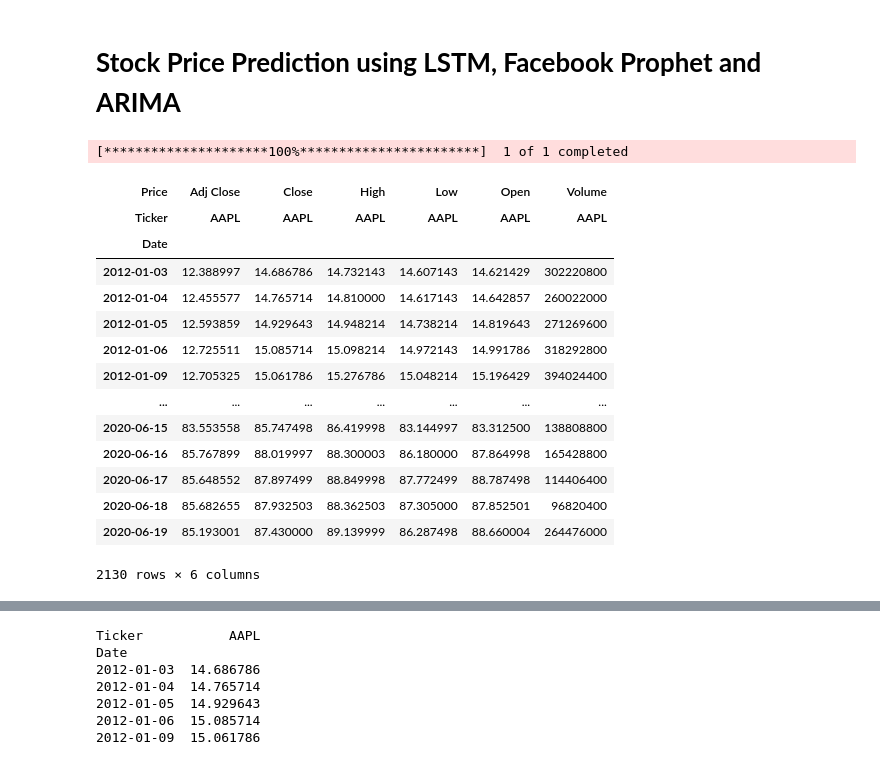
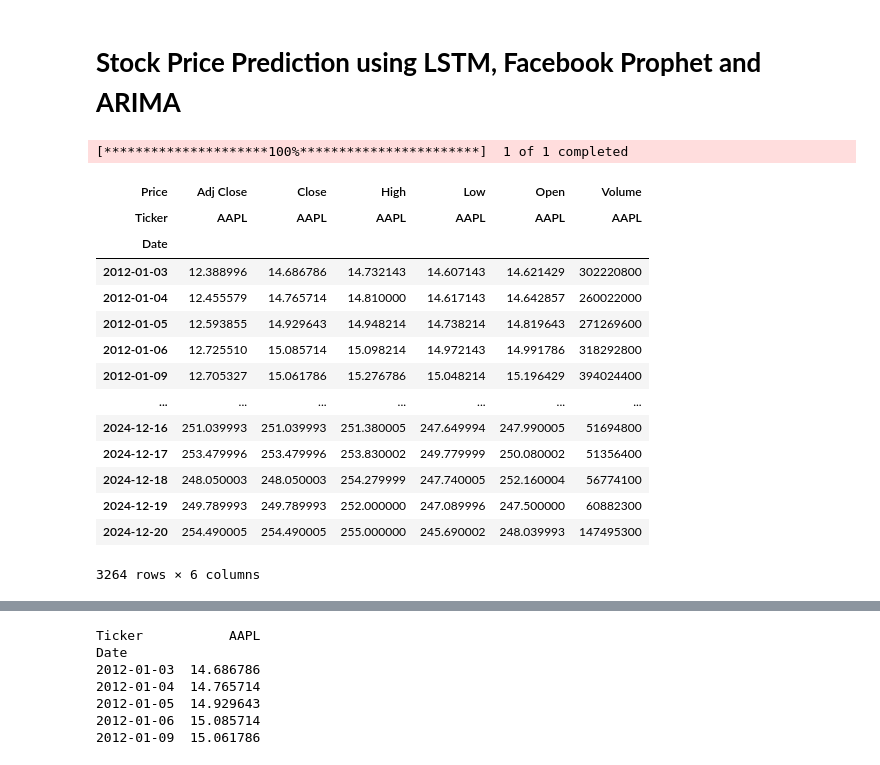
Before and after one commit to rameezrajam/Backup-Server-Script, a Jupyter notebook: Stock_Price_Prediction_Project.ipynb, the cells around one changed output, grey strips where cells are left out. Drawn from its saved outputs; the diff is of its cells as text; code cells hidden in the pictures.

```diff
--- a/Stock_Price_Prediction_Project.ipynb
+++ b/Stock_Price_Prediction_Project.ipynb
@@ -19,27 +19,27 @@ plt.style.use('fivethirtyeight')
 # %%
 ## Get the APPLE stock data
 start = datetime.datetime(2012, 1, 1)
-end = datetime.datetime(2020, 6, 22)
+end = datetime.datetime(2024, 12, 21)
 
 df = yf.download("AAPL", start=start, end=end)
 df
 # %% [output]
 [*********************100%***********************]  1 of 1 completed
 | Price | Adj Close | Close | High | Low | Open | Volume |
 | Ticker | AAPL | AAPL | AAPL | AAPL | AAPL | AAPL |
 | Date |  |  |  |  |  |  |
-| 2012-01-03 | 12.388997 | 14.686786 | 14.732143 | 14.607143 | 14.621429 | 302220800 |
-| 2012-01-04 | 12.455577 | 14.765714 | 14.810000 | 14.617143 | 14.642857 | 260022000 |
-| 2012-01-05 | 12.593859 | 14.929643 | 14.948214 | 14.738214 | 14.819643 | 271269600 |
-| 2012-01-06 | 12.725511 | 15.085714 | 15.098214 | 14.972143 | 14.991786 | 318292800 |
-| 2012-01-09 | 12.705325 | 15.061786 | 15.276786 | 15.048214 | 15.196429 | 394024400 |
+| 2012-01-03 | 12.388996 | 14.686786 | 14.732143 | 14.607143 | 14.621429 | 302220800 |
+| 2012-01-04 | 12.455579 | 14.765714 | 14.810000 | 14.617143 | 14.642857 | 260022000 |
+| 2012-01-05 | 12.593855 | 14.929643 | 14.948214 | 14.738214 | 14.819643 | 271269600 |
+| 2012-01-06 | 12.725510 | 15.085714 | 15.098214 | 14.972143 | 14.991786 | 318292800 |
+| 2012-01-09 | 12.705327 | 15.061786 | 15.276786 | 15.048214 | 15.196429 | 394024400 |
 | ... | ... | ... | ... | ... | ... | ... |
-| 2020-06-15 | 83.553558 | 85.747498 | 86.419998 | 83.144997 | 83.312500 | 138808800 |
-| 2020-06-16 | 85.767899 | 88.019997 | 88.300003 | 86.180000 | 87.864998 | 165428800 |
-| 2020-06-17 | 85.648552 | 87.897499 | 88.849998 | 87.772499 | 88.787498 | 114406400 |
-| 2020-06-18 | 85.682655 | 87.932503 | 88.362503 | 87.305000 | 87.852501 | 96820400 |
-| 2020-06-19 | 85.193001 | 87.430000 | 89.139999 | 86.287498 | 88.660004 | 264476000 |
+| 2024-12-16 | 251.039993 | 251.039993 | 251.380005 | 247.649994 | 247.990005 | 51694800 |
+| 2024-12-17 | 253.479996 | 253.479996 | 253.830002 | 249.779999 | 250.080002 | 51356400 |
+| 2024-12-18 | 248.050003 | 248.050003 | 254.279999 | 247.740005 | 252.160004 | 56774100 |
+| 2024-12-19 | 249.789993 | 249.789993 | 252.000000 | 247.089996 | 247.500000 | 60882300 |
+| 2024-12-20 | 254.490005 | 254.490005 | 255.000000 | 245.690002 | 248.039993 | 147495300 |
-2130 rows × 6 columns
+3264 rows × 6 columns
 # %%
 print(df.head())
 print(df.shape)
```
Also changed, not shown: parts of 11 cells of this notebook.
